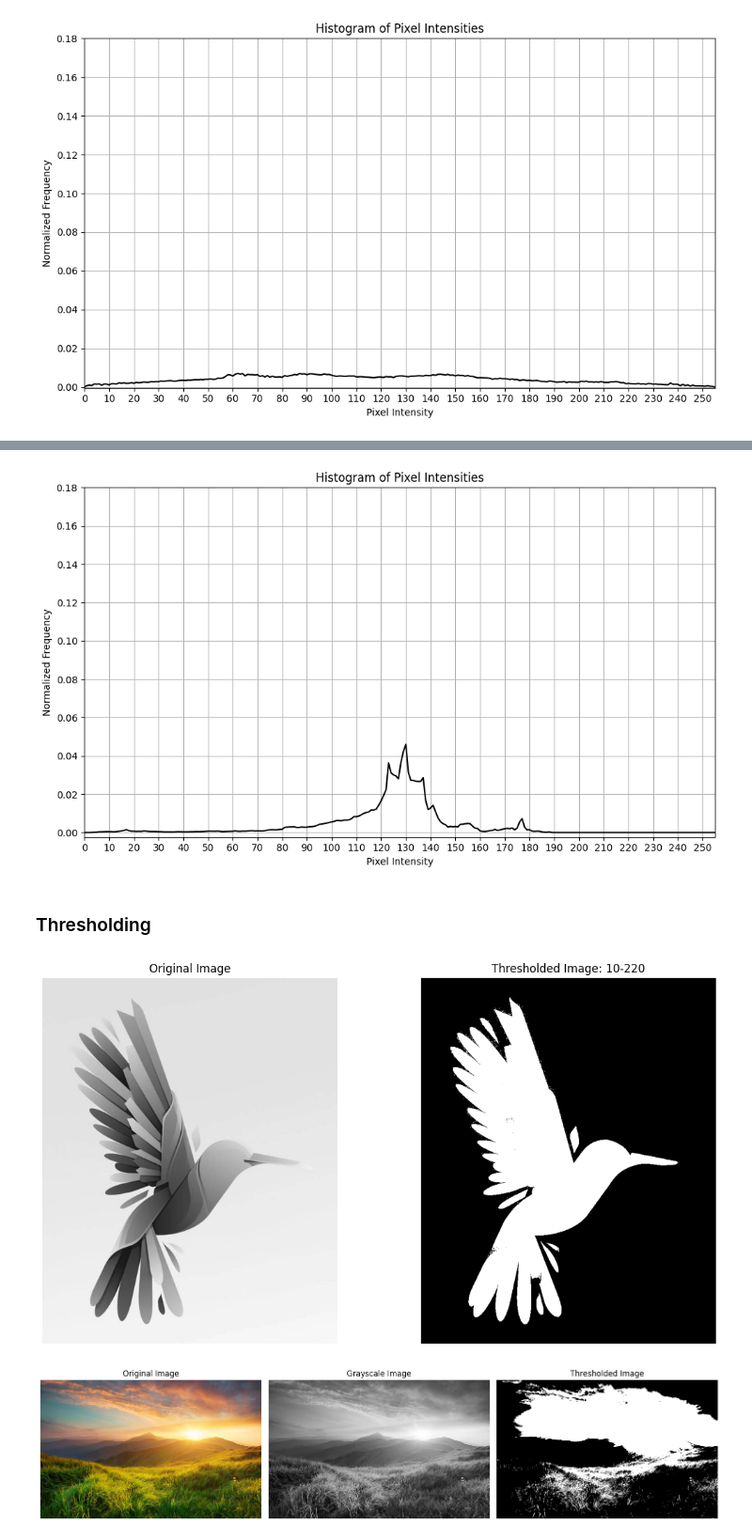
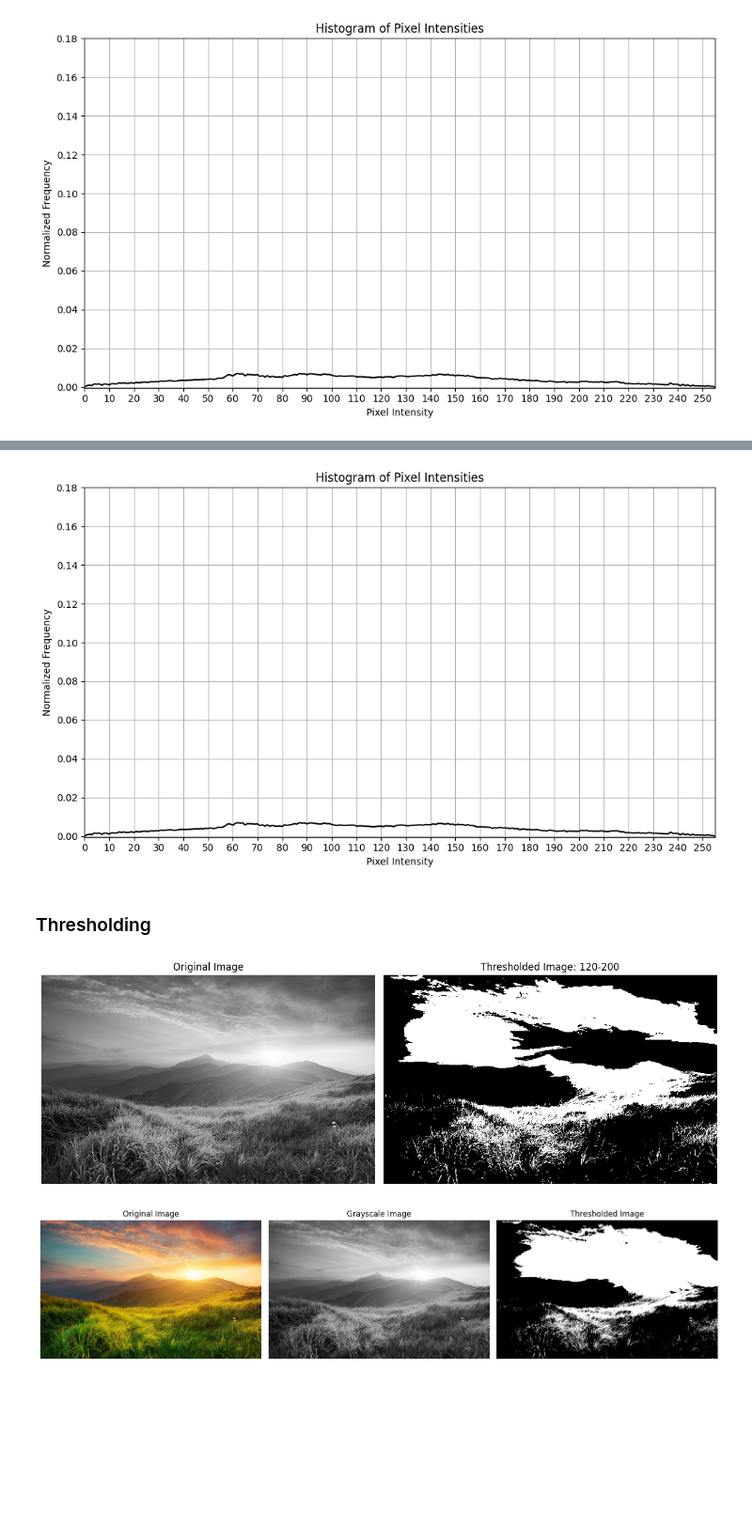
Before and after one commit to MDSALMANSHAMS/Learning, a Jupyter notebook: Python_imageProcessing/2_point_operations/main.ipynb, the cells around one changed output, grey strips where cells are left out. Shown at 94% size. Saved outputs shown, nothing was run; the diff lists cells and outputs as text; code cells hidden in the pictures; blank space fills up the shorter version.

```diff
--- a/Python_imageProcessing/2_point_operations/main.ipynb
+++ b/Python_imageProcessing/2_point_operations/main.ipynb
@@ -68,7 +69,7 @@ import numpy as np
 import matplotlib.pyplot as plt
 
 # Load an image
-image = cv2.imread('NB.jpeg')
+image = cv2.imread('nature.jpg')
 gray_image = cv2.cvtColor(image, cv2.COLOR_BGR2GRAY)
 
 # Calculate histogram
@@ -90,41 +91,41 @@ plt.grid(True)
 plt.tight_layout()
 plt.show()
 # %% [output]
-[figure, old version]
+[figure, new version]
 # %% [markdown]
 ### Thresholding
 # %%
 import cv2
 import numpy as np
 import matplotlib.pyplot as plt
 
 # Load an image
-image = cv2.imread('art.jpg', cv2.IMREAD_GRAYSCALE)
+image = cv2.imread('nature.jpg', cv2.IMREAD_GRAYSCALE)
 
 # Define lower and upper threshold values
-lower_threshold = 10
-upper_threshold = 220
+lower_threshold = 120
+upper_threshold = 200
 
 # Apply range thresholding
 thresholded_image = cv2.inRange(image, lower_threshold, upper_threshold)
 
 # Display original and thresholded images
 plt.figure(figsize=(12, 6))
 
 plt.subplot(1, 2, 1)
 plt.imshow(image, cmap='gray')
 plt.title('Original Image')
 plt.axis('off')
 
 plt.subplot(1, 2, 2)
 plt.imshow(thresholded_image, cmap='gray')
 plt.title(f'Thresholded Image: {lower_threshold}-{upper_threshold}')
 plt.axis('off')
 
 plt.tight_layout()
 plt.show()
 # %% [output]
-[figure, old version]
+[figure, new version]
 # %%
 import cv2
 import numpy as np
```
Also changed, not shown: parts of 1 cell of this notebook.
